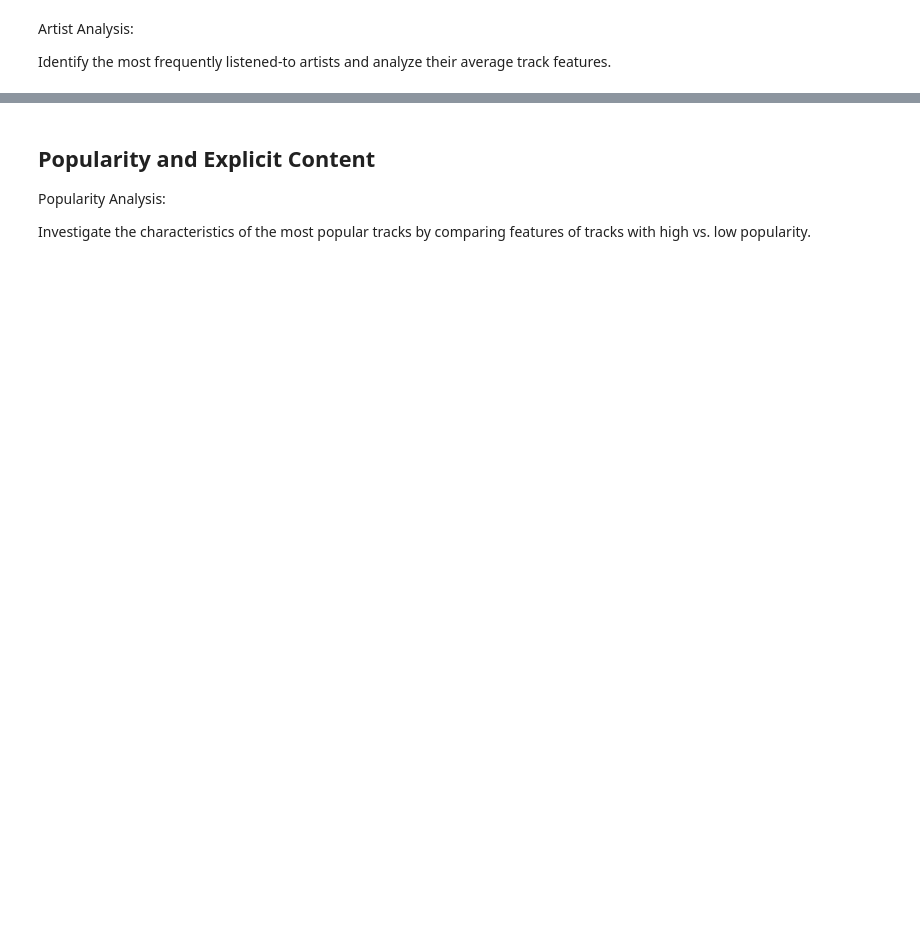
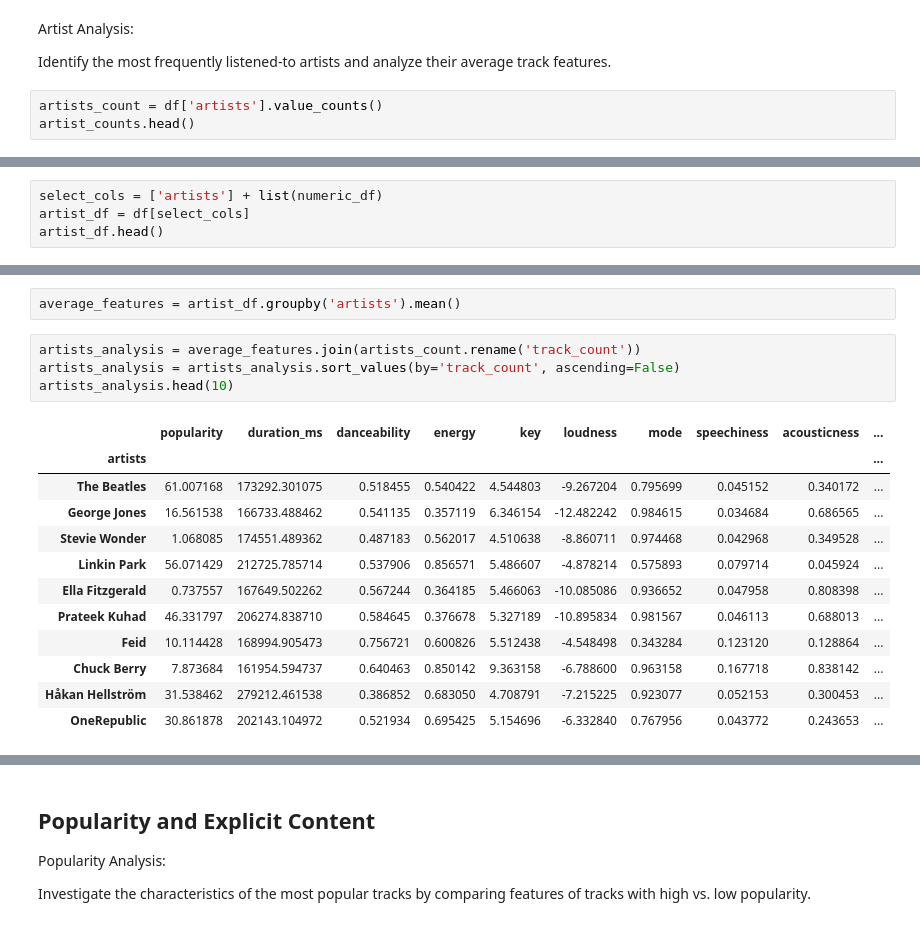
Before and after one commit to CC-Sev/spotify_analysis, a Jupyter notebook: eda.ipynb, the cells around one changed output, grey strips where cells are left out. Drawn from its saved outputs; the diff is of its cells as text; blank space fills up the shorter version.

```diff
--- a/eda.ipynb
+++ b/eda.ipynb
@@ -421,3 +471,6 @@ Calculate and compare the average values of features like danceability, energy,
 Artist Analysis:
 
 Identify the most frequently listened-to artists and analyze their average track features.
+# %%
+artists_count = df['artists'].value_counts()
+artist_counts.head()
@@ -423,0 +485,4 @@ Identify the most frequently listened-to artists and analyze their average track
+# %%
+select_cols = ['artists'] + list(numeric_df)
+artist_df = df[select_cols]
+artist_df.head()
@@ -423,0 +496,19 @@ Identify the most frequently listened-to artists and analyze their average track
+# %%
+average_features = artist_df.groupby('artists').mean()
+# %%
+artists_analysis = average_features.join(artists_count.rename('track_count'))
+artists_analysis = artists_analysis.sort_values(by='track_count', ascending=False)
+artists_analysis.head(10)
+# %% [output]
+|  | popularity | duration_ms | danceability | energy | key | loudness | mode | speechiness | acousticness | ... |
+| artists |  |  |  |  |  |  |  |  |  | ... |
+| The Beatles | 61.007168 | 173292.301075 | 0.518455 | 0.540422 | 4.544803 | -9.267204 | 0.795699 | 0.045152 | 0.340172 | ... |
+| George Jones | 16.561538 | 166733.488462 | 0.541135 | 0.357119 | 6.346154 | -12.482242 | 0.984615 | 0.034684 | 0.686565 | ... |
+| Stevie Wonder | 1.068085 | 174551.489362 | 0.487183 | 0.562017 | 4.510638 | -8.860711 | 0.974468 | 0.042968 | 0.349528 | ... |
+| Linkin Park | 56.071429 | 212725.785714 | 0.537906 | 0.856571 | 5.486607 | -4.878214 | 0.575893 | 0.079714 | 0.045924 | ... |
+| Ella Fitzgerald | 0.737557 | 167649.502262 | 0.567244 | 0.364185 | 5.466063 | -10.085086 | 0.936652 | 0.047958 | 0.808398 | ... |
+| Prateek Kuhad | 46.331797 | 206274.838710 | 0.584645 | 0.376678 | 5.327189 | -10.895834 | 0.981567 | 0.046113 | 0.688013 | ... |
+| Feid | 10.114428 | 168994.905473 | 0.756721 | 0.600826 | 5.512438 | -4.548498 | 0.343284 | 0.123120 | 0.128864 | ... |
+| Chuck Berry | 7.873684 | 161954.594737 | 0.640463 | 0.850142 | 9.363158 | -6.788600 | 0.963158 | 0.167718 | 0.838142 | ... |
+| Håkan Hellström | 31.538462 | 279212.461538 | 0.386852 | 0.683050 | 4.708791 | -7.215225 | 0.923077 | 0.052153 | 0.300453 | ... |
+| OneRepublic | 30.861878 | 202143.104972 | 0.521934 | 0.695425 | 5.154696 | -6.332840 | 0.767956 | 0.043772 | 0.243653 | ... |
```
Also changed, not shown: parts of 15 cells of this notebook.
